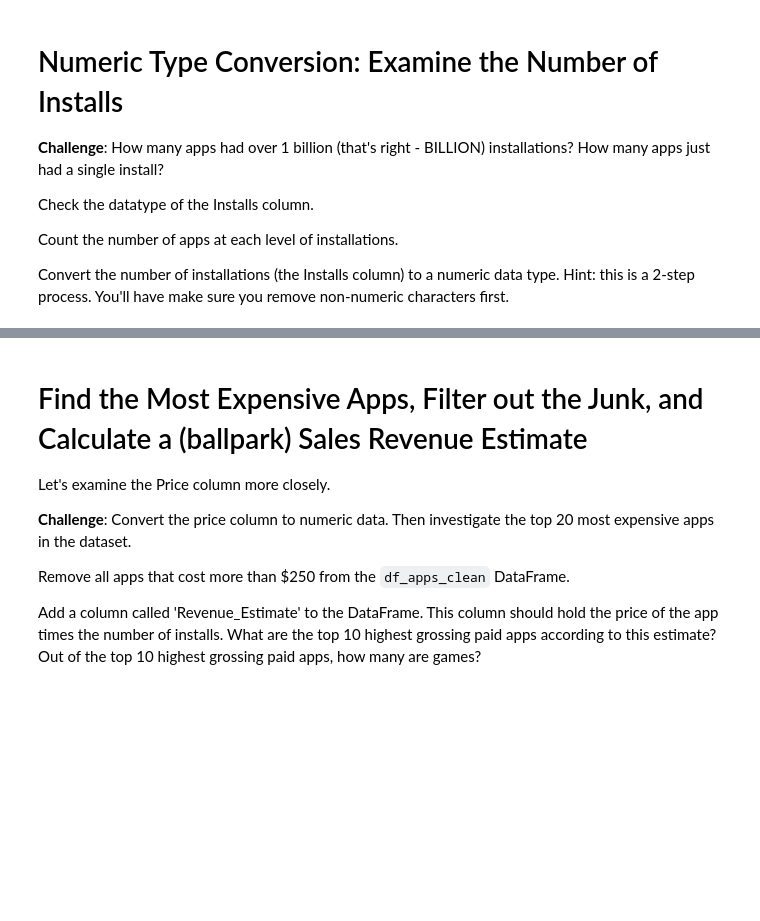
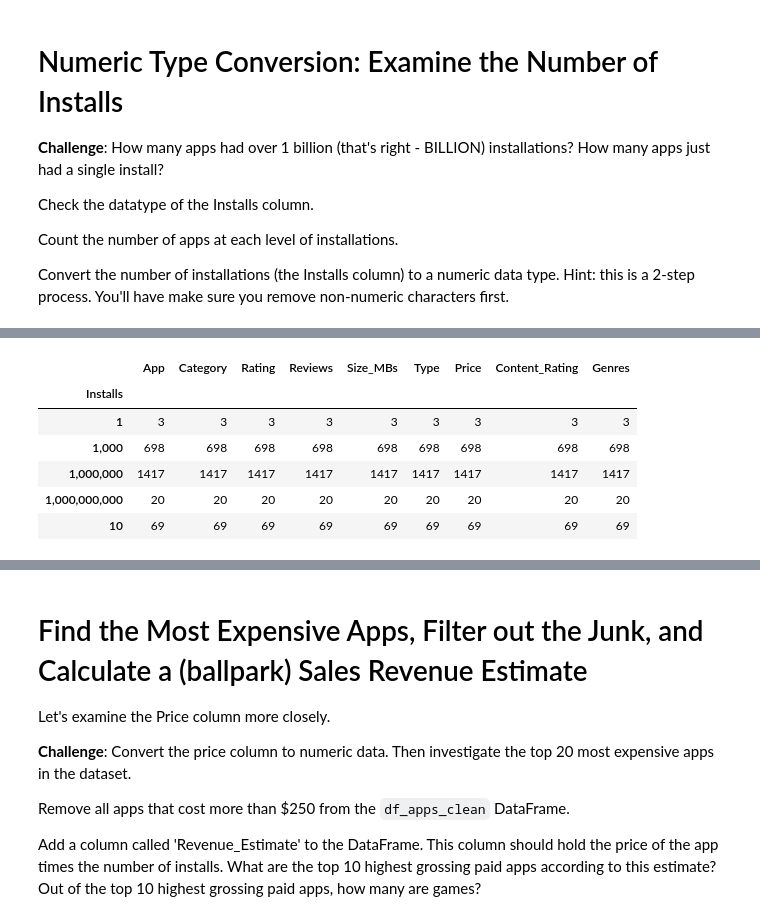
Before and after one commit to ksg-dev/google-play-data, a Jupyter notebook: Google Play Store App Analytics.ipynb, the cells around one changed output, grey strips where cells are left out. Saved outputs shown, nothing was run; the diff lists cells and outputs as text; code cells hidden in the pictures; blank space fills up the shorter version.

```diff
--- a/Google Play Store App Analytics.ipynb
+++ b/Google Play Store App Analytics.ipynb
@@ -447,0 +477,11 @@ Convert the number of installations (the Installs column) to a numeric data type
+# %%
+check_installs = df_apps_clean.groupby('Installs').count()
+check_installs.head()
+# %% [output]
+|  | App | Category | Rating | Reviews | Size_MBs | Type | Price | Content_Rating | Genres |
+| Installs |  |  |  |  |  |  |  |  |  |
+| 1 | 3 | 3 | 3 | 3 | 3 | 3 | 3 | 3 | 3 |
+| 1,000 | 698 | 698 | 698 | 698 | 698 | 698 | 698 | 698 | 698 |
+| 1,000,000 | 1417 | 1417 | 1417 | 1417 | 1417 | 1417 | 1417 | 1417 | 1417 |
+| 1,000,000,000 | 20 | 20 | 20 | 20 | 20 | 20 | 20 | 20 | 20 |
+| 10 | 69 | 69 | 69 | 69 | 69 | 69 | 69 | 69 | 69 |
```
Also changed, not shown: parts of 6 cells of this notebook.
